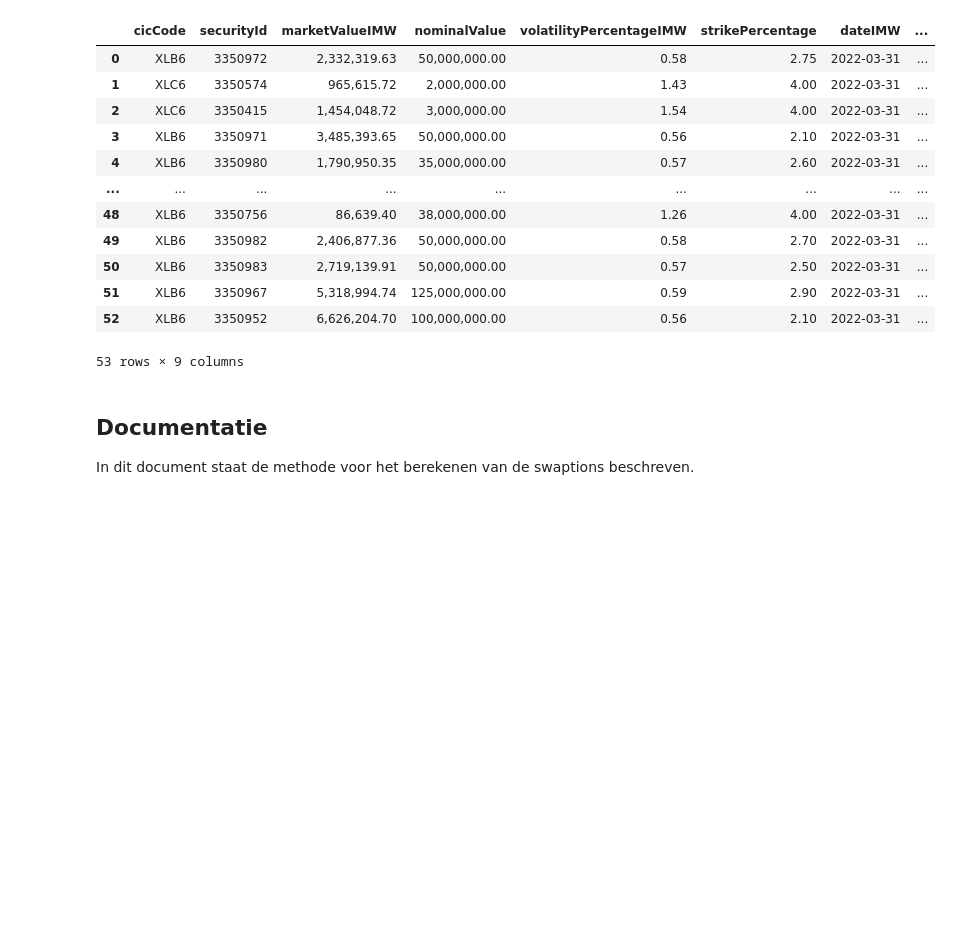
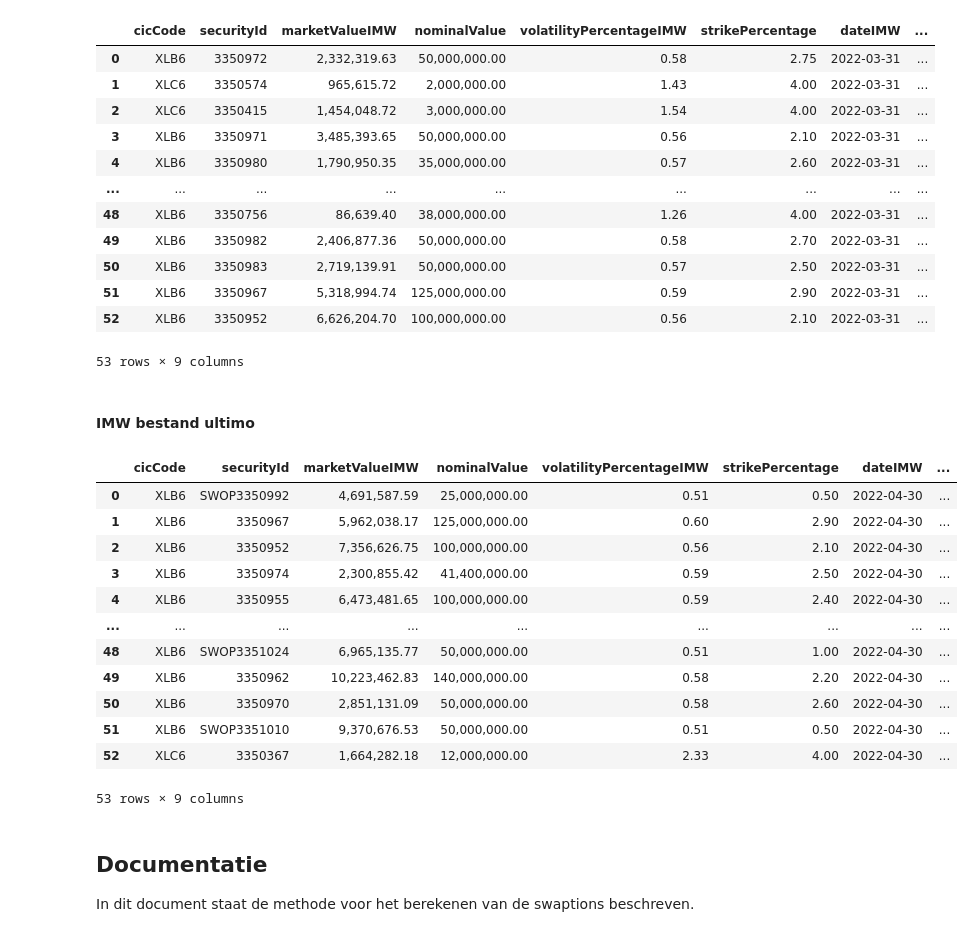
Before and after one commit to OscarDries/TRECS, a Jupyter notebook: swaption (IN PROGRESS)/Module swaption.ipynb, the cells around one changed output. Saved outputs shown, nothing was run; the diff lists cells and outputs as text; code cells hidden in the pictures; blank space fills up the shorter version.

```diff
--- a/swaption (IN PROGRESS)/Module swaption.ipynb
+++ b/swaption (IN PROGRESS)/Module swaption.ipynb
@@ -128,6 +158,43 @@ df_swaption
 | 51 | XLB6 | 3350967 | 5,318,994.74 | 125,000,000.00 | 0.59 | 2.90 | 2022-03-31 | ... |
 | 52 | XLB6 | 3350952 | 6,626,204.70 | 100,000,000.00 | 0.56 | 2.10 | 2022-03-31 | ... |
 53 rows × 9 columns
+# %% [markdown]
+#### IMW bestand ultimo
+# %%
+df_swaptionUltimo = pd.read_csv(r"imwbestand/2022M04 Adjusted IMW Weekupdate 202205301236.csv", usecols = col_list, sep = ";", decimal = '.', encoding= 'unicode_escape', low_memory=False)
+# %%
+df_swaptionUltimo = df_swaptionUltimo.loc[df_swaptionUltimo['Security Type Ll'] == 'SWAPTION']
+df_swaptionUltimo = df_swaptionUltimo.reset_index(drop=True)
+# %%
+df_swaptionUltimo['dateIMW'] = pd.to_datetime(df_swaptionUltimo['Reporting Date'], format='%Y%m%d')
+df_swaptionUltimo['dateSwapExpiry'] = pd.to_datetime(df_swaptionUltimo['Maturity LL'], format='%Y%m%d')
+df_swaptionUltimo['dateSwaptionExpiry'] = pd.to_datetime(df_swaptionUltimo['Maturity Call LL'], format='%Y%m%d')
+df_swaptionUltimo = df_swaptionUltimo.drop(['Reporting Date', 'Security Type Ll', 'Maturity LL', 'Maturity Call LL'], axis = 1)
+# %%
+df_swaptionUltimo.rename(columns = { \
+                              'Cic Id Ll':'cicCode', \
+                              'Security Id Ll':'securityId', \
+                              'Market Value EUR LL':'marketValueIMW', \
+                              'BalNomVal LT':'nominalValue', \
+                              'Volatility dim':'volatilityPercentageIMW', \
+                              'Strike Price Laagste Level':'strikePercentage' \
+                             }, inplace = True)
+pd.options.display.float_format = '{:,.2f}'.format
+df_swaptionUltimo
+# %% [output]
+|  | cicCode | securityId | marketValueIMW | nominalValue | volatilityPercentageIMW | strikePercentage | dateIMW | ... |
+| 0 | XLB6 | SWOP3350992 | 4,691,587.59 | 25,000,000.00 | 0.51 | 0.50 | 2022-04-30 | ... |
+| 1 | XLB6 | 3350967 | 5,962,038.17 | 125,000,000.00 | 0.60 | 2.90 | 2022-04-30 | ... |
+| 2 | XLB6 | 3350952 | 7,356,626.75 | 100,000,000.00 | 0.56 | 2.10 | 2022-04-30 | ... |
+| 3 | XLB6 | 3350974 | 2,300,855.42 | 41,400,000.00 | 0.59 | 2.50 | 2022-04-30 | ... |
+| 4 | XLB6 | 3350955 | 6,473,481.65 | 100,000,000.00 | 0.59 | 2.40 | 2022-04-30 | ... |
+| ... | ... | ... | ... | ... | ... | ... | ... | ... |
+| 48 | XLB6 | SWOP3351024 | 6,965,135.77 | 50,000,000.00 | 0.51 | 1.00 | 2022-04-30 | ... |
+| 49 | XLB6 | 3350962 | 10,223,462.83 | 140,000,000.00 | 0.58 | 2.20 | 2022-04-30 | ... |
+| 50 | XLB6 | 3350970 | 2,851,131.09 | 50,000,000.00 | 0.58 | 2.60 | 2022-04-30 | ... |
+| 51 | XLB6 | SWOP3351010 | 9,370,676.53 | 50,000,000.00 | 0.51 | 0.50 | 2022-04-30 | ... |
+| 52 | XLC6 | 3350367 | 1,664,282.18 | 12,000,000.00 | 2.33 | 4.00 | 2022-04-30 | ... |
+53 rows × 9 columns
 # %% [markdown]
 ## Documentatie
 In dit document staat de methode voor het berekenen van de swaptions beschreven.
```
Also changed, not shown: parts of 42 cells of this notebook, 5 other files.
